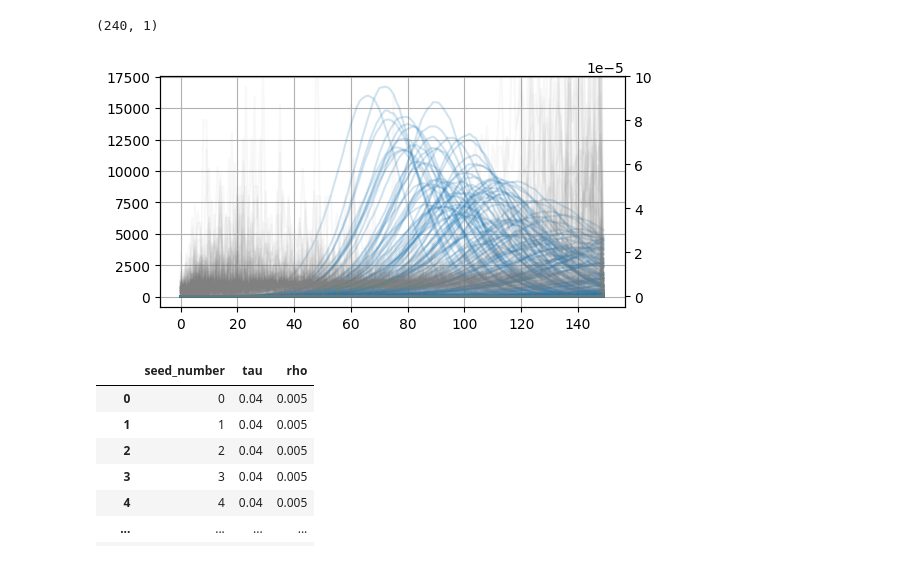
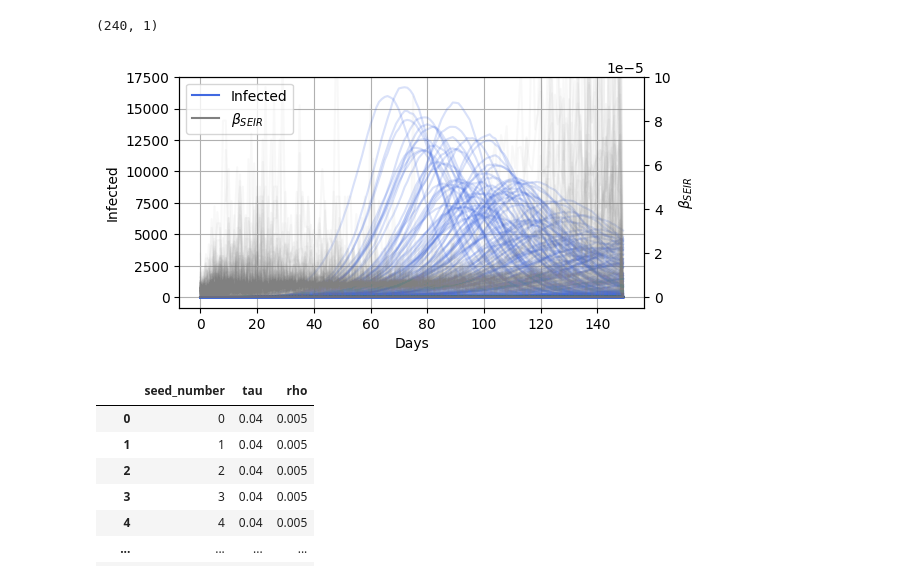
Before and after one commit to Mpkosh/network_hybrid_33, a Jupyter notebook: split_and_plot_tolopogies.ipynb, the cells around one changed output. Cells and saved outputs as stored; diff of their text form; code cells hidden in the pictures.

Commit message:
plots

```diff
--- a/split_and_plot_tolopogies.ipynb
+++ b/split_and_plot_tolopogies.ipynb
@@ -19,18 +19,39 @@ sw.shape
 # %%
 dire = "../new_sw_100000/"
 sw = pd.read_csv('test_files.csv').iloc[::100].values
 
 fig, ax = plt.subplots(1,1, figsize=(6,3))
 ax_b = ax.twinx()
-for file in sw:
+for i,file in enumerate(sw):
     df = pd.read_csv(dire+file[0], usecols=['I','Beta'])
-    ax.plot(df.I,color='tab:blue', alpha=0.2)
-    ax_b.plot(df.Beta,color='gray', alpha=0.05)
+    label, labelb ='',''
+    ax.plot(df.I,color='RoyalBlue', alpha=0.2, label=label)
+    ax_b.plot(df.Beta,color='gray', alpha=0.05, label=labelb)
+
+il = 'Infected'
+bl = r'$\beta_{SEIR}$'
+l1 = ax.plot(df['I'].values, alpha=0.0, color = 'RoyalBlue', label=il)
+l2 = ax_b.plot(df['Beta'].values, alpha=0.0, color = 'gray', label=bl)
+
+lns = l1+l2
+labs = [l.get_label() for l in lns]
+
+leg = ax.legend(lns, labs, loc='upper left')
+for lh in leg.legend_handles:
+    lh.set_alpha(1)
+leg.set_zorder(99)
+
+ax.set_xlabel('Days')
+ax.set_ylabel('Infected')
+ax_b.set_ylabel(r'$\beta_{SEIR}$')
 
 ax_b.set_ylim(-5e-6,1e-4)
 ax.grid()
+
+plt.savefig(f'results/sw100.pdf', format='pdf', bbox_inches='tight')
+plt.savefig(f'results/sw100.png', format='png', bbox_inches='tight')
 # %% [output]
-[figure, old version]
+[figure, new version]
 # %%
 # Generate an csv-file with parameter values for each seed
 seed_number = 0
```
Also changed, not shown: 10 other files.
